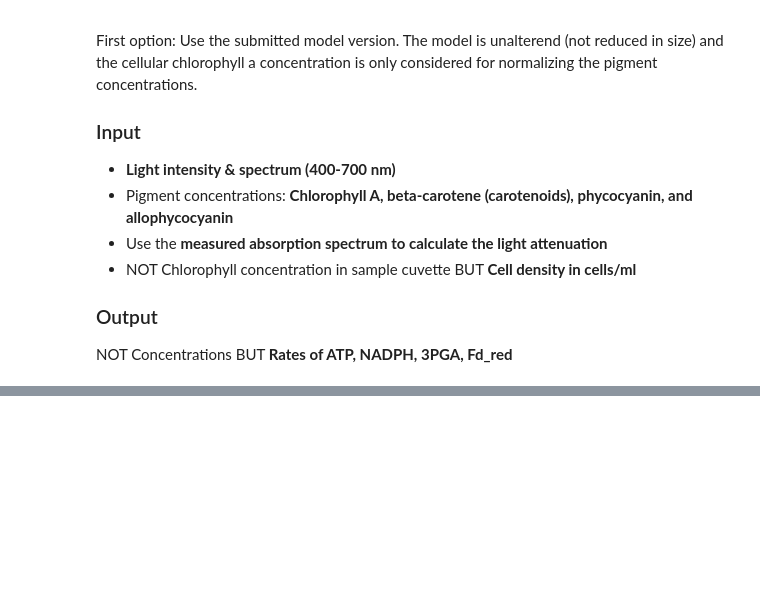
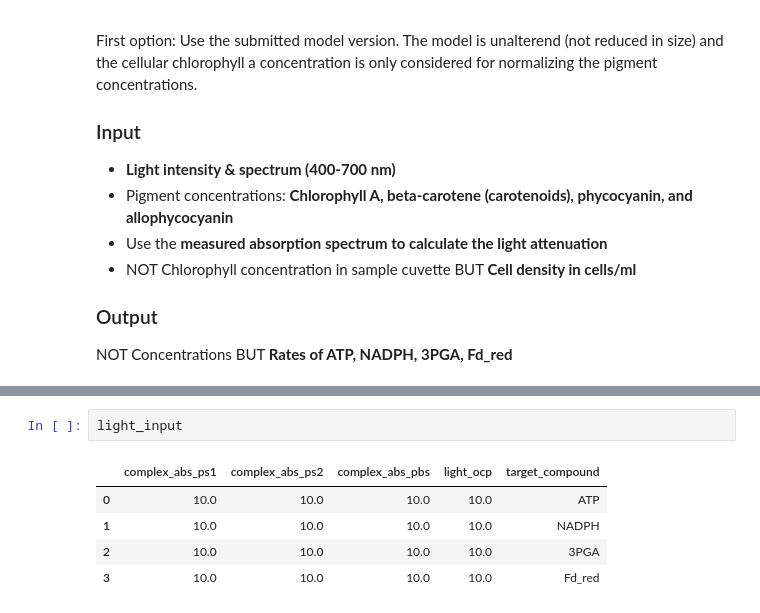
Before and after one commit to Computational-Biology-Aachen/synechocystis-photosynthesis-2024, a Jupyter notebook: Notebooks/function_andreas.ipynb, the cells around one changed output, grey strips where cells are left out. Drawn from its saved outputs; the diff is of its cells as text; blank space fills up the shorter version.

```diff
--- a/Notebooks/function_andreas.ipynb
+++ b/Notebooks/function_andreas.ipynb
@@ -702,2 +701,10 @@ _get_ss_rates = partial(
+# %%
+light_input
+# %% [output]
+|  | complex_abs_ps1 | complex_abs_ps2 | complex_abs_pbs | light_ocp | target_compound |
+| 0 | 10.0 | 10.0 | 10.0 | 10.0 | ATP |
+| 1 | 10.0 | 10.0 | 10.0 | 10.0 | NADPH |
+| 2 | 10.0 | 10.0 | 10.0 | 10.0 | 3PGA |
+| 3 | 10.0 | 10.0 | 10.0 | 10.0 | Fd_red |
 # %%
 i = 3
```
Also changed, not shown: parts of 5 cells of this notebook, 1 other file.
